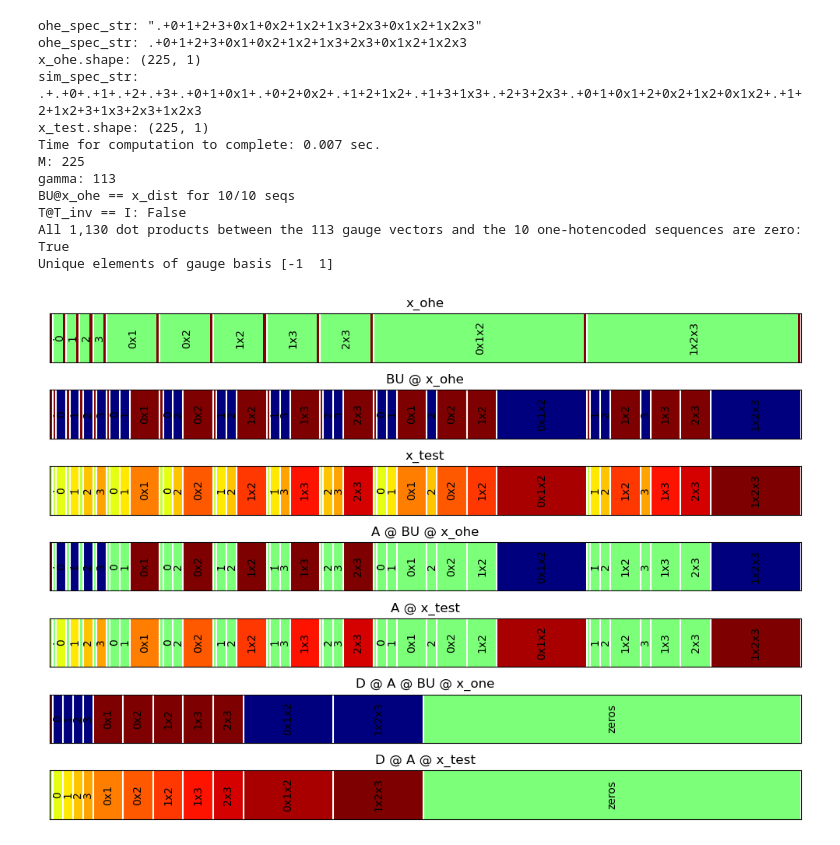
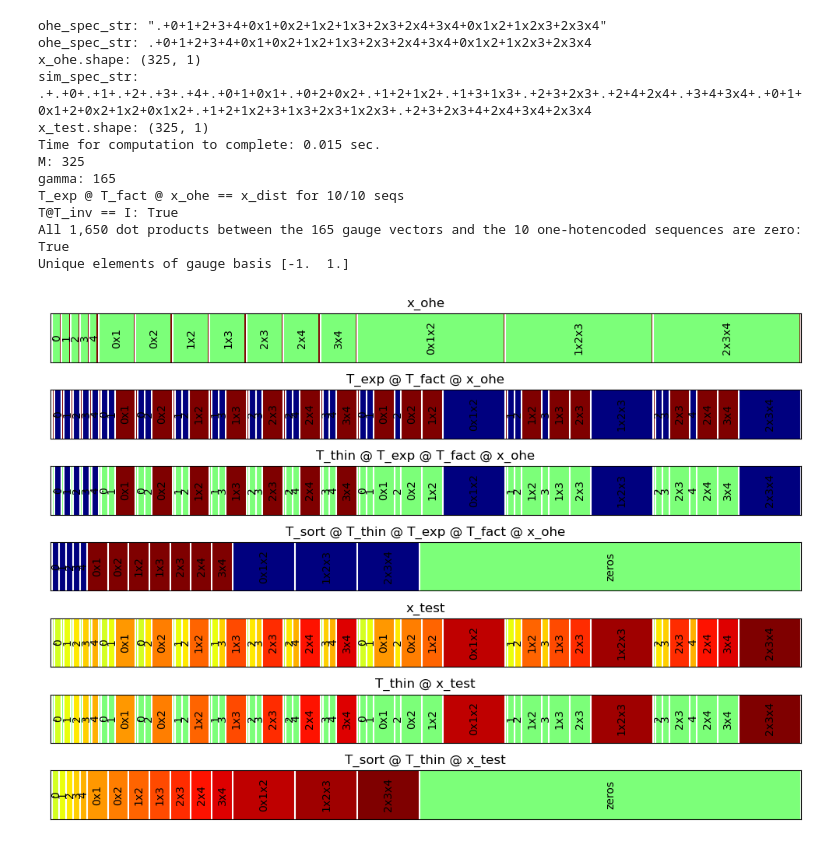
Before and after one commit to jbkinney/23_posfai, a Jupyter notebook: paper2/test.ipynb, the cells around one changed output. Drawn from its saved outputs; the diff is of its cells as text; code cells hidden in the pictures.

```diff
--- a/paper2/test.ipynb
+++ b/paper2/test.ipynb
@@ -6,27 +6,29 @@ import matplotlib.pyplot as plt
 # Import contents of pacakge
 import posfai2 as my
 # %%
-seq = 4*'T'
+seq = 5*'T'
 alphabet = 'ACGT'
 ohe_spec_str = my.get_ohe_spec_str(L=len(seq), n_order=3, n_adj=3)
 print(f'ohe_spec_str: "{ohe_spec_str}"')
 info_dict = my.test_distillation(seq,
                                  ohe_spec_str,
                                  alphabet,
                                  num_test_seqs=10,
-                                 figsize=[10, 5],
-                                 show_annotations=True)
+                                 figsize=[10, 7],
+                                 show_vecs=True,
+                                 show_annotations=True,
+                                 show_xticks=False)
 # %% [output]
-ohe_spec_str: ".+0+1+2+3+0x1+0x2+1x2+1x3+2x3+0x1x2+1x2x3"
-ohe_spec_str: .+0+1+2+3+0x1+0x2+1x2+1x3+2x3+0x1x2+1x2x3
-x_ohe.shape: (225, 1)
-sim_spec_str: .+.+0+.+1+.+2+.+3+.+0+1+0x1+.+0+2+0x2+.+1+2+1x2+.+1+3+1x3+.+2+3+2x3+.+0+1+0x1+2+0x2+1x2+0x1x2+.+1+2+1x2+3+1x3+2x3+1x2x3
-x_test.shape: (225, 1)
-Time for computation to complete: 0.007 sec.
-M: 225
-gamma: 113
-BU@x_ohe == x_dist for 10/10 seqs
-T@T_inv == I: False
-All 1,130 dot products between the 113 gauge vectors and the 10 one-hotencoded sequences are zero:  True
-Unique elements of gauge basis [-1  1]
+ohe_spec_str: ".+0+1+2+3+4+0x1+0x2+1x2+1x3+2x3+2x4+3x4+0x1x2+1x2x3+2x3x4"
+ohe_spec_str: .+0+1+2+3+4+0x1+0x2+1x2+1x3+2x3+2x4+3x4+0x1x2+1x2x3+2x3x4
+x_ohe.shape: (325, 1)
+sim_spec_str: .+.+0+.+1+.+2+.+3+.+4+.+0+1+0x1+.+0+2+0x2+.+1+2+1x2+.+1+3+1x3+.+2+3+2x3+.+2+4+2x4+.+3+4+3x4+.+0+1+0x1+2+0x2+1x2+0x1x2+.+1+2+1x2+3+1x3+2x3+1x2x3+.+2+3+2x3+4+2x4+3x4+2x3x4
+x_test.shape: (325, 1)
+Time for computation to complete: 0.015 sec.
+M: 325
+gamma: 165
+T_exp @ T_fact @ x_ohe == x_dist for 10/10 seqs
+T@T_inv == I: True
+All 1,650 dot products between the 165 gauge vectors and the 10 one-hotencoded sequences are zero:  True
+Unique elements of gauge basis [-1.  1.]
-[figure, old version]
+[figure, new version]
```
Also changed, not shown: 5 other files.
